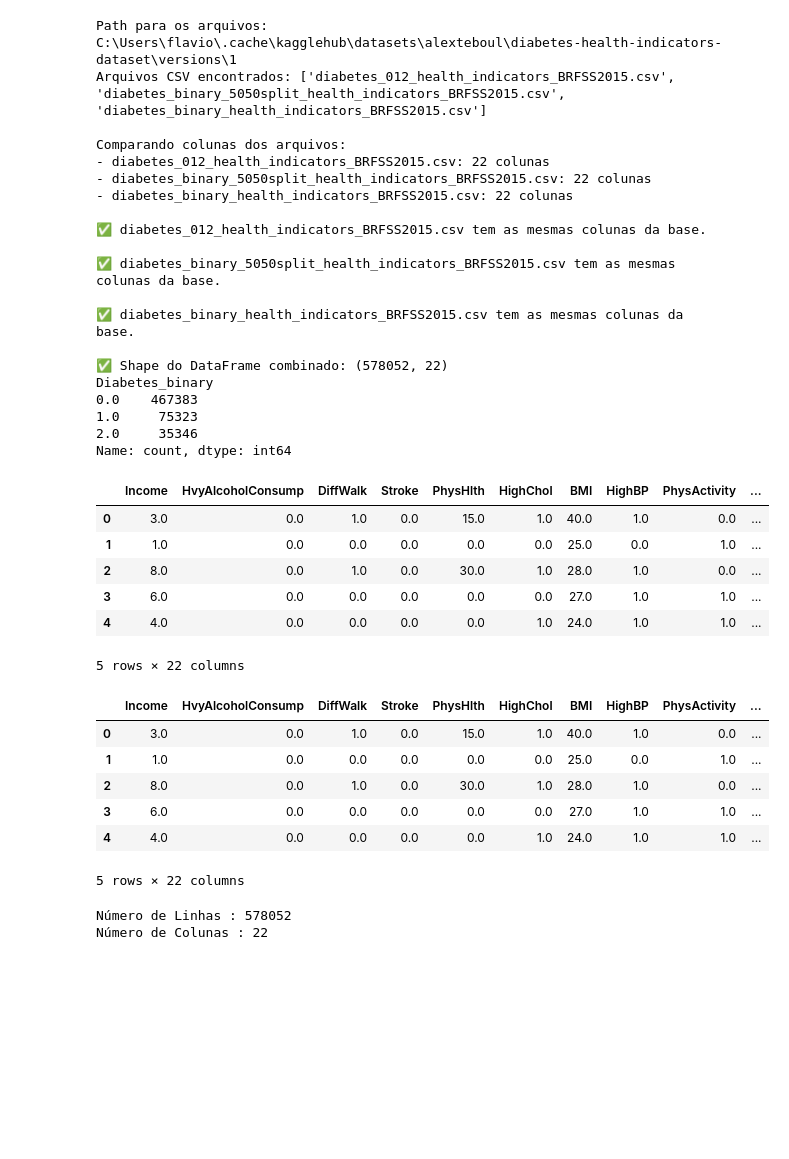
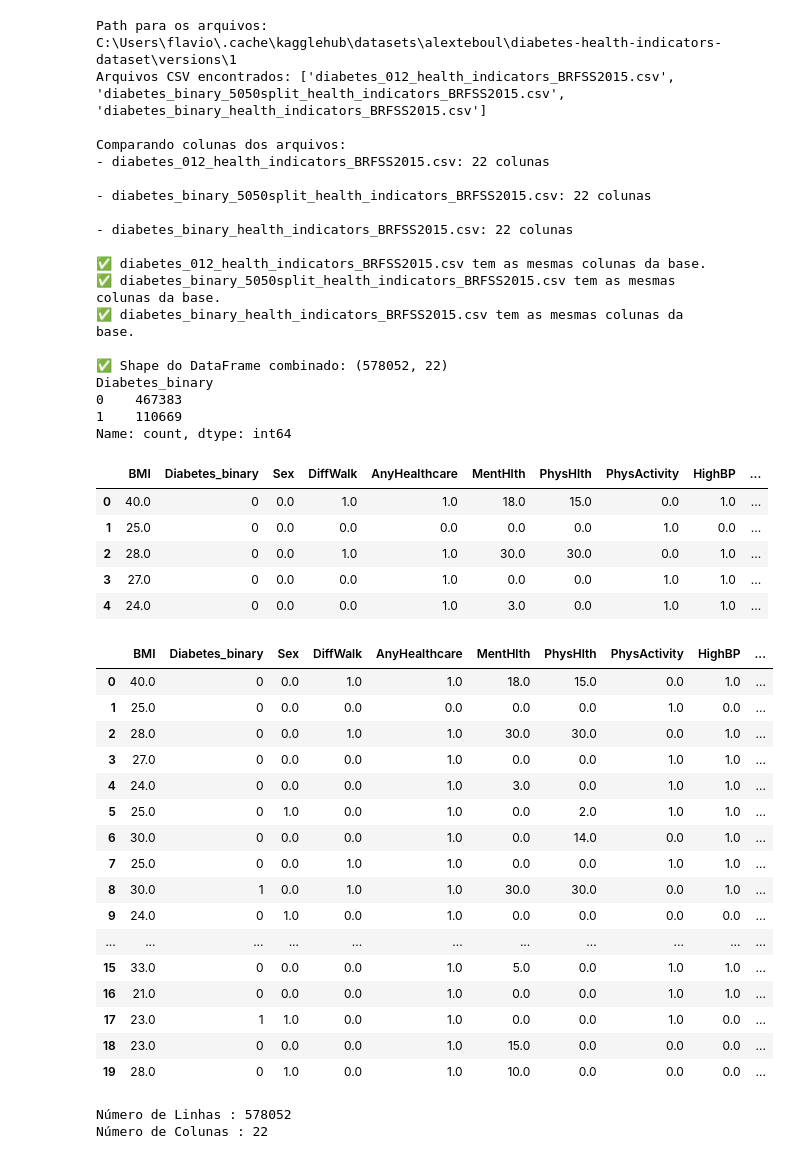
Before and after one commit to ftamaki/postech, a Jupyter notebook: Exercicios/TechChallenge_V2.ipynb, the cells around one changed output. Drawn from its saved outputs; the diff is of its cells as text; code cells hidden in the pictures; blank space fills up the shorter version.

```diff
--- a/Exercicios/TechChallenge_V2.ipynb
+++ b/Exercicios/TechChallenge_V2.ipynb
@@ -17,9 +17,17 @@ for f in files:
     full_path = os.path.join(path, f)
     df_temp = pd.read_csv(full_path)
 
-    # Se a coluna for 'Diabetes_012', renomear para 'Diabetes_binary' (sem modificar os dados)
+    # Transformar a coluna alvo corretamente
     if 'Diabetes_012' in df_temp.columns:
-        df_temp.rename(columns={'Diabetes_012': 'Diabetes_binary'}, inplace=True)
+        # Mapear valores 0 → 0 (sem diabetes ou só gravidez), 1 e 2 → 1 (pré-diabetes e diabetes)
+        df_temp['Diabetes_binary'] = df_temp['Diabetes_012'].map(lambda x: 0 if x == 0 else 1)
+
+        # Dropar a coluna original
+        df_temp.drop(columns=['Diabetes_012'], inplace=True)
+
+    elif 'Diabetes_binary' in df_temp.columns:
+        # Garantir que está tudo certo
+        df_temp['Diabetes_binary'] = df_temp['Diabetes_binary'].map(lambda x: 0 if x == 0 else 1)
 
     dfs[f] = df_temp
 
@@ -27,16 +35,16 @@ for f in files:
 print("\nComparando colunas dos arquivos:")
 all_columns = {name: set(df.columns) for name, df in dfs.items()}
 for name, columns in all_columns.items():
-    print(f"- {name}: {len(columns)} colunas")
+    print(f"- {name}: {len(columns)} colunas\n")
 
 # Comparar quais colunas são diferentes
 base = list(all_columns.values())[0]
 for name, columns in all_columns.items():
     diff = base.symmetric_difference(columns)
     if diff:
-        print(f"\n⚠️ Diferenças entre base e {name}: {diff}")
+        print(f"⚠️ Diferenças entre base e {name}: {diff}")
     else:
-        print(f"\n✅ {name} tem as mesmas colunas da base.")
+        print(f"✅ {name} tem as mesmas colunas da base.")
 
 # Identificar colunas comuns
 common_columns = set.intersection(*all_columns.values())
@@ -44,9 +52,10 @@ common_columns = set.intersection(*all_columns.values())
 # Juntar os DataFrames com base nas colunas comuns
 df = pd.concat([df_temp[list(common_columns)] for df_temp in dfs.values()], ignore_index=True)
 
-# Exibir resultado
+# Exibir resultado final
 print("\n✅ Shape do DataFrame combinado:", df.shape)
 print(df["Diabetes_binary"].value_counts())
+pd.set_option('display.max_columns', None)
 df.head()
 # %% [output]
 Path para os arquivos: C:\Users\flavio\.cache\kagglehub\datasets\alexteboul\diabetes-health-indicators-dataset\versions\1
@@ -54,28 +63,26 @@ Arquivos CSV encontrados: ['diabetes_012_health_indicators_BRFSS2015.csv', 'diab
 
 Comparando colunas dos arquivos:
 - diabetes_012_health_indicators_BRFSS2015.csv: 22 colunas
+
 - diabetes_binary_5050split_health_indicators_BRFSS2015.csv: 22 colunas
+
 - diabetes_binary_health_indicators_BRFSS2015.csv: 22 colunas
 
 ✅ diabetes_012_health_indicators_BRFSS2015.csv tem as mesmas colunas da base.
-
 ✅ diabetes_binary_5050split_health_indicators_BRFSS2015.csv tem as mesmas colunas da base.
-
 ✅ diabetes_binary_health_indicators_BRFSS2015.csv tem as mesmas colunas da base.
 
 ✅ Shape do DataFrame combinado: (578052, 22)
 Diabetes_binary
-0.0    467383
-1.0     75323
-2.0     35346
+0    467383
+1    110669
 Name: count, dtype: int64
-|  | Income | HvyAlcoholConsump | DiffWalk | Stroke | PhysHlth | HighChol | BMI | HighBP | PhysActivity | ... |
-| 0 | 3.0 | 0.0 | 1.0 | 0.0 | 15.0 | 1.0 | 40.0 | 1.0 | 0.0 | ... |
-| 1 | 1.0 | 0.0 | 0.0 | 0.0 | 0.0 | 0.0 | 25.0 | 0.0 | 1.0 | ... |
-| 2 | 8.0 | 0.0 | 1.0 | 0.0 | 30.0 | 1.0 | 28.0 | 1.0 | 0.0 | ... |
-| 3 | 6.0 | 0.0 | 0.0 | 0.0 | 0.0 | 0.0 | 27.0 | 1.0 | 1.0 | ... |
-| 4 | 4.0 | 0.0 | 0.0 | 0.0 | 0.0 | 1.0 | 24.0 | 1.0 | 1.0 | ... |
+|  | BMI | Diabetes_binary | Sex | DiffWalk | AnyHealthcare | MentHlth | PhysHlth | PhysActivity | HighBP | ... |
+| 0 | 40.0 | 0 | 0.0 | 1.0 | 1.0 | 18.0 | 15.0 | 0.0 | 1.0 | ... |
+| 1 | 25.0 | 0 | 0.0 | 0.0 | 0.0 | 0.0 | 0.0 | 1.0 | 0.0 | ... |
+| 2 | 28.0 | 0 | 0.0 | 1.0 | 1.0 | 30.0 | 30.0 | 0.0 | 1.0 | ... |
+| 3 | 27.0 | 0 | 0.0 | 0.0 | 1.0 | 0.0 | 0.0 | 1.0 | 1.0 | ... |
+| 4 | 24.0 | 0 | 0.0 | 0.0 | 1.0 | 3.0 | 0.0 | 1.0 | 1.0 | ... |
-5 rows × 22 columns
 # %%
 import pandas as pd
 import numpy as np
@@ -101,15 +108,25 @@ from sklearn.linear_model import LogisticRegression
 import warnings
 warnings.filterwarnings("ignore")
 # %%
-df.head(5)
+df.head(20)
 # %% [output]
-|  | Income | HvyAlcoholConsump | DiffWalk | Stroke | PhysHlth | HighChol | BMI | HighBP | PhysActivity | ... |
-| 0 | 3.0 | 0.0 | 1.0 | 0.0 | 15.0 | 1.0 | 40.0 | 1.0 | 0.0 | ... |
-| 1 | 1.0 | 0.0 | 0.0 | 0.0 | 0.0 | 0.0 | 25.0 | 0.0 | 1.0 | ... |
-| 2 | 8.0 | 0.0 | 1.0 | 0.0 | 30.0 | 1.0 | 28.0 | 1.0 | 0.0 | ... |
-| 3 | 6.0 | 0.0 | 0.0 | 0.0 | 0.0 | 0.0 | 27.0 | 1.0 | 1.0 | ... |
-| 4 | 4.0 | 0.0 | 0.0 | 0.0 | 0.0 | 1.0 | 24.0 | 1.0 | 1.0 | ... |
+|  | BMI | Diabetes_binary | Sex | DiffWalk | AnyHealthcare | MentHlth | PhysHlth | PhysActivity | HighBP | ... |
+| 0 | 40.0 | 0 | 0.0 | 1.0 | 1.0 | 18.0 | 15.0 | 0.0 | 1.0 | ... |
+| 1 | 25.0 | 0 | 0.0 | 0.0 | 0.0 | 0.0 | 0.0 | 1.0 | 0.0 | ... |
+| 2 | 28.0 | 0 | 0.0 | 1.0 | 1.0 | 30.0 | 30.0 | 0.0 | 1.0 | ... |
+| 3 | 27.0 | 0 | 0.0 | 0.0 | 1.0 | 0.0 | 0.0 | 1.0 | 1.0 | ... |
+| 4 | 24.0 | 0 | 0.0 | 0.0 | 1.0 | 3.0 | 0.0 | 1.0 | 1.0 | ... |
+| 5 | 25.0 | 0 | 1.0 | 0.0 | 1.0 | 0.0 | 2.0 | 1.0 | 1.0 | ... |
+| 6 | 30.0 | 0 | 0.0 | 0.0 | 1.0 | 0.0 | 14.0 | 0.0 | 1.0 | ... |
+| 7 | 25.0 | 0 | 0.0 | 1.0 | 1.0 | 0.0 | 0.0 | 1.0 | 1.0 | ... |
+| 8 | 30.0 | 1 | 0.0 | 1.0 | 1.0 | 30.0 | 30.0 | 0.0 | 1.0 | ... |
+| 9 | 24.0 | 0 | 1.0 | 0.0 | 1.0 | 0.0 | 0.0 | 0.0 | 0.0 | ... |
+| ... | ... | ... | ... | ... | ... | ... | ... | ... | ... | ... |
+| 15 | 33.0 | 0 | 0.0 | 0.0 | 1.0 | 5.0 | 0.0 | 1.0 | 1.0 | ... |
+| 16 | 21.0 | 0 | 0.0 | 0.0 | 1.0 | 0.0 | 0.0 | 1.0 | 1.0 | ... |
+| 17 | 23.0 | 1 | 1.0 | 0.0 | 1.0 | 0.0 | 0.0 | 1.0 | 0.0 | ... |
+| 18 | 23.0 | 0 | 0.0 | 0.0 | 1.0 | 15.0 | 0.0 | 0.0 | 0.0 | ... |
+| 19 | 28.0 | 0 | 1.0 | 0.0 | 1.0 | 10.0 | 0.0 | 0.0 | 0.0 | ... |
-5 rows × 22 columns
 # %%
 rows , col =  df.shape
 print(f"Número de Linhas : {rows} \nNúmero de Colunas : {col}")
```
Also changed, not shown: parts of 18 cells of this notebook.
